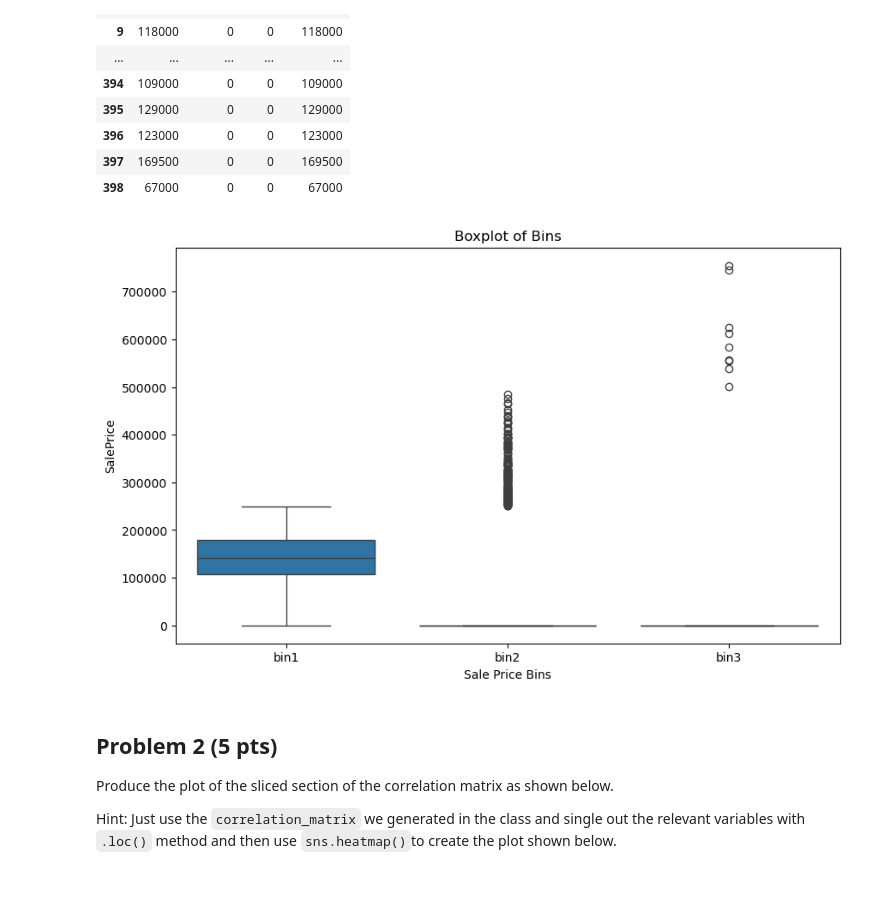
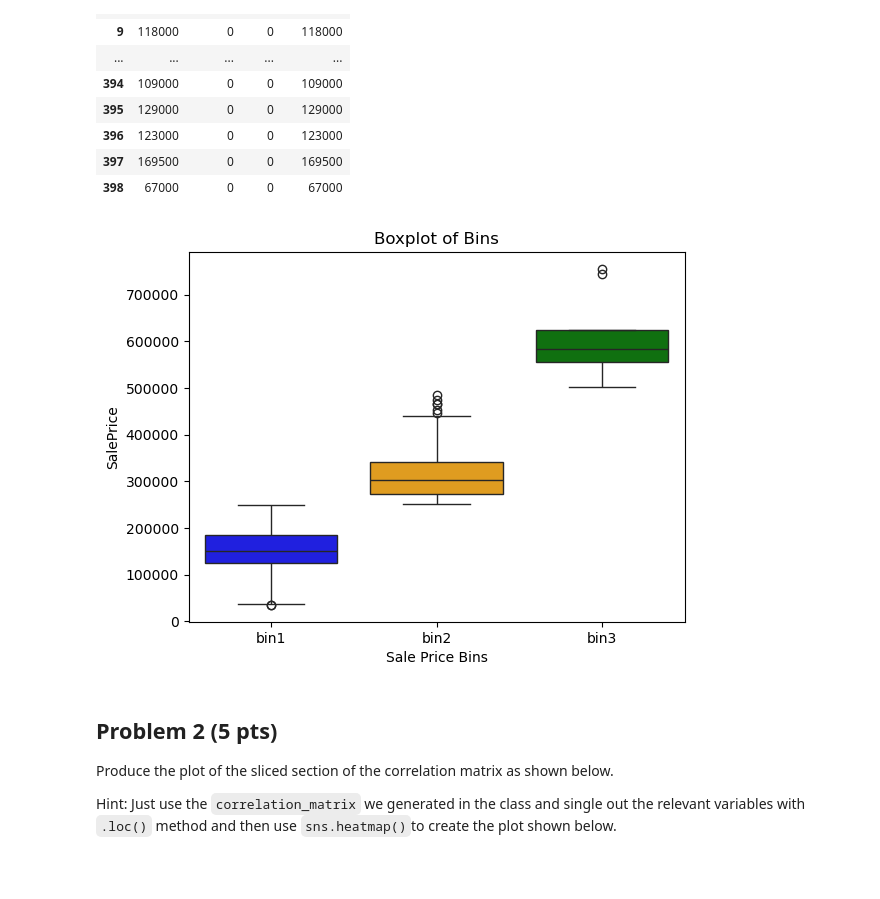
Before and after one commit to kasimerbay/dsai-510, a Jupyter notebook: Assignments/Assignment-4/DSAI510_Assignment_04.ipynb, the cells around one changed output. Cells and saved outputs as stored; diff of their text form; code cells hidden in the pictures.

```diff
--- a/Assignments/Assignment-4/DSAI510_Assignment_04.ipynb
+++ b/Assignments/Assignment-4/DSAI510_Assignment_04.ipynb
@@ -122,14 +125,21 @@ encoded_df[columns]
 | 397 | 169500 | 0 | 0 | 169500 |
 | 398 | 67000 | 0 | 0 | 67000 |
 # %%
+# d
+
+# Melt the data and delete rows where SalePrice is 0
 df_melted = pd.melt(encoded_df[columns[:-1]],var_name="Sale Price Bins", value_name="SalePrice")
+df_melted = df_melted[df_melted['SalePrice'] != 0]
 
-plt.figure(figsize=(10,6))
-sns.boxplot(x="Sale Price Bins", y="SalePrice", data=df_melted)
+# Store colors for boxplots
+my_pal = {"bin1": "blue", "bin2": "orange", "bin3": "green"}
+
+
+sns.boxplot(x="Sale Price Bins", y="SalePrice", data=df_melted, palette=my_pal, hue="Sale Price Bins")
 plt.title("Boxplot of Bins")
 plt.show()
 # %% [output]
-[figure, old version]
+[figure, new version]
 # %% [markdown]
 ## Problem 2 (5 pts)
 
```
Also changed, not shown: parts of 6 cells of this notebook, 3 other files.
